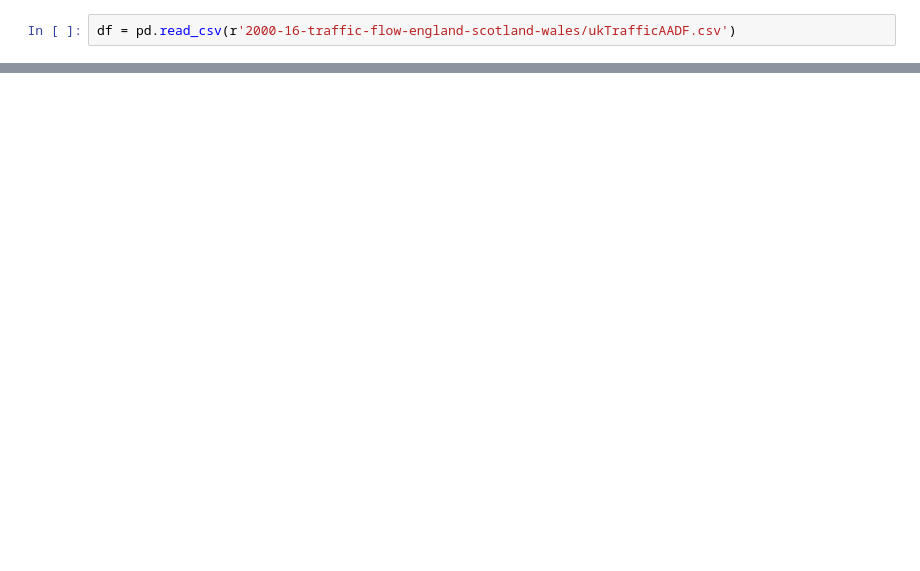
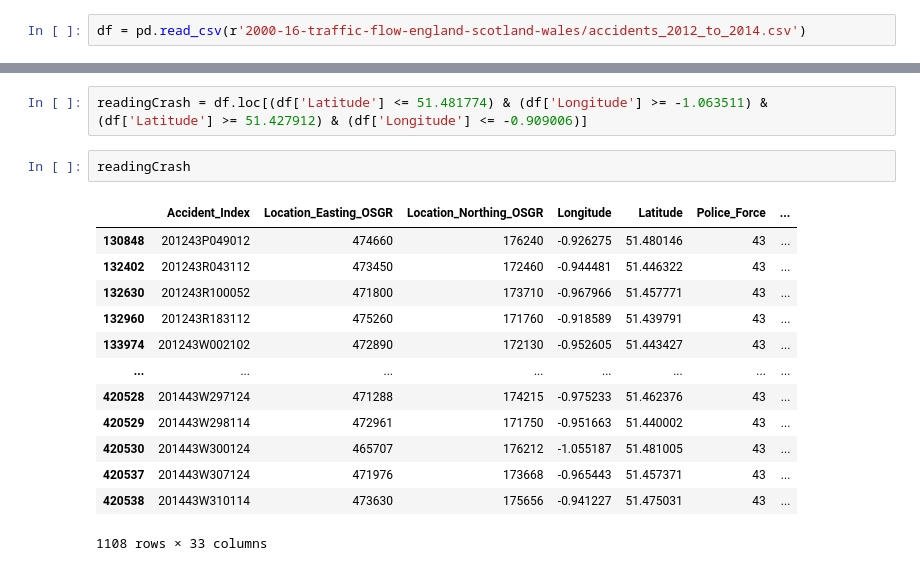
Before and after one commit to worthinternetsystems/radar-machine-learning, a Jupyter notebook: Traffic-accident-basic.ipynb, the cells around one changed output, grey strips where cells are left out. Saved outputs shown, nothing was run; the diff lists cells and outputs as text; blank space fills up the shorter version.

Commit message:
Find reading

```diff
--- a/Traffic-accident-basic.ipynb
+++ b/Traffic-accident-basic.ipynb
@@ -9,2 +11,2 @@ import pandas as pd
 # %%
-df = pd.read_csv(r'2000-16-traffic-flow-england-scotland-wales/ukTrafficAADF.csv')
+df = pd.read_csv(r'2000-16-traffic-flow-england-scotland-wales/accidents_2012_to_2014.csv')
@@ -10,0 +66,18 @@ df = pd.read_csv(r'2000-16-traffic-flow-england-scotland-wales/ukTrafficAADF.csv
+# %%
+readingCrash = df.loc[(df['Latitude'] <= 51.481774) & (df['Longitude'] >= -1.063511) & (df['Latitude'] >= 51.427912) & (df['Longitude'] <= -0.909006)]
+# %%
+readingCrash
+# %% [output]
+|  | Accident_Index | Location_Easting_OSGR | Location_Northing_OSGR | Longitude | Latitude | Police_Force | ... |
+| 130848 | 201243P049012 | 474660 | 176240 | -0.926275 | 51.480146 | 43 | ... |
+| 132402 | 201243R043112 | 473450 | 172460 | -0.944481 | 51.446322 | 43 | ... |
+| 132630 | 201243R100052 | 471800 | 173710 | -0.967966 | 51.457771 | 43 | ... |
+| 132960 | 201243R183112 | 475260 | 171760 | -0.918589 | 51.439791 | 43 | ... |
+| 133974 | 201243W002102 | 472890 | 172130 | -0.952605 | 51.443427 | 43 | ... |
+| ... | ... | ... | ... | ... | ... | ... | ... |
+| 420528 | 201443W297124 | 471288 | 174215 | -0.975233 | 51.462376 | 43 | ... |
+| 420529 | 201443W298114 | 472961 | 171750 | -0.951663 | 51.440002 | 43 | ... |
+| 420530 | 201443W300124 | 465707 | 176212 | -1.055187 | 51.481005 | 43 | ... |
+| 420537 | 201443W307124 | 471976 | 173668 | -0.965443 | 51.457371 | 43 | ... |
+| 420538 | 201443W310114 | 473630 | 175656 | -0.941227 | 51.475031 | 43 | ... |
+1108 rows × 33 columns
```
Also changed, not shown: parts of 13 cells of this notebook, 1 other file.
